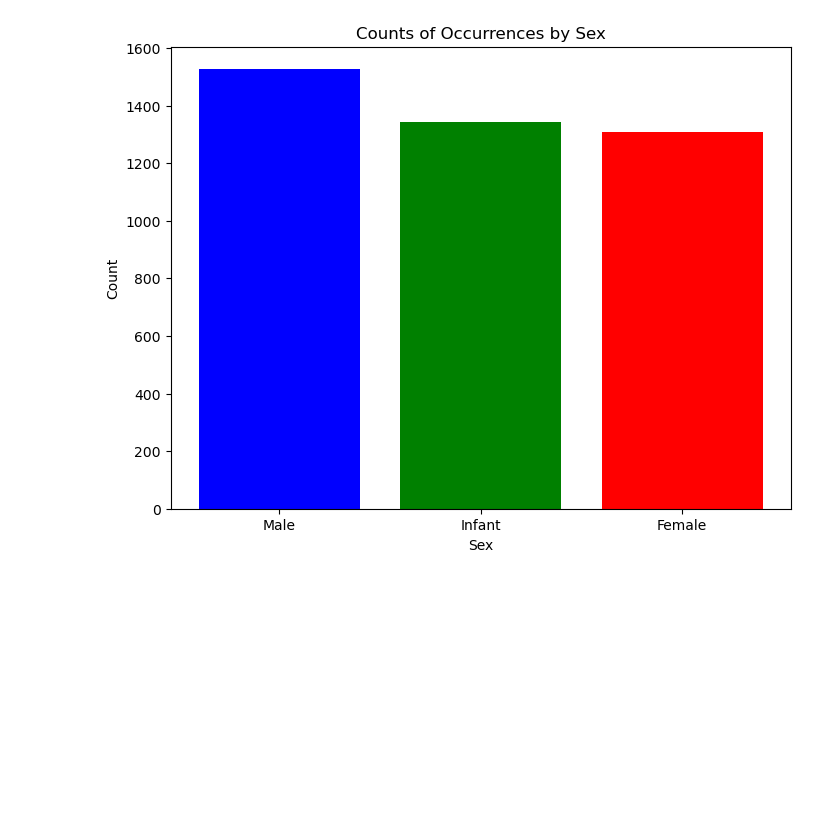
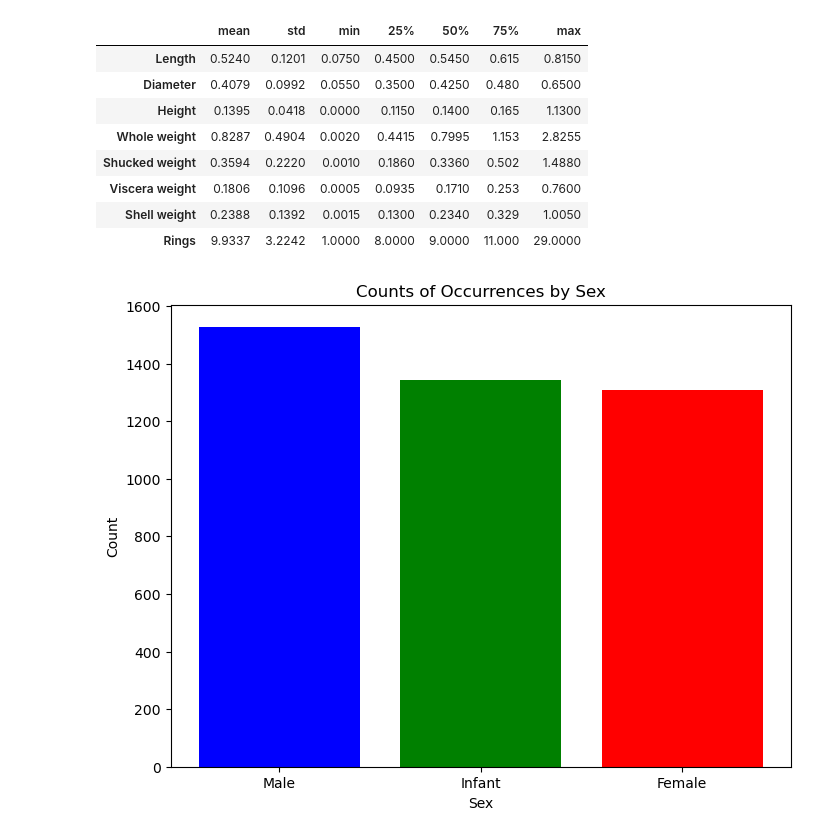
Before and after one commit to michalf1703/python-programming, a Jupyter notebook: zad1/Untitled.ipynb, the cells around one changed output. Cells and saved outputs as stored; diff of their text form; code cells hidden in the pictures; blank space fills up the shorter version.

```diff
--- a/zad1/Untitled.ipynb
+++ b/zad1/Untitled.ipynb
@@ -66 +80,34 @@ df_summary
+# %%
+summary_stats = []
+
+# iterate through quantitative variables and calculate statistics
+for variable in quantitative_variables:
+    stats = [
+        round(data[variable].mean(), 4),
+        round(data[variable].std(), 4),
+        round(data[variable].min(), 4),
+        round(data[variable].quantile(0.25), 4),
+        round(data[variable].quantile(0.5), 4),
+        round(data[variable].quantile(0.75), 4),
+        round(data[variable].max(), 4)
+    ]
+
+    summary_stats.append(stats)
+df_summary = pd.DataFrame(summary_stats, columns=[
+    'mean', 'std', 'min', '25%', '50%', '75%', 'max'])
+df_summary.index = ['Length', 'Diameter', 'Height', 'Whole weight',
+                    'Shucked weight', 'Viscera weight', 'Shell weight',
+                    'Rings']
+
+df_summary
+# %% [output]
+|  | mean | std | min | 25% | 50% | 75% | max |
+| Length | 0.5240 | 0.1201 | 0.0750 | 0.4500 | 0.5450 | 0.615 | 0.8150 |
+| Diameter | 0.4079 | 0.0992 | 0.0550 | 0.3500 | 0.4250 | 0.480 | 0.6500 |
+| Height | 0.1395 | 0.0418 | 0.0000 | 0.1150 | 0.1400 | 0.165 | 1.1300 |
+| Whole weight | 0.8287 | 0.4904 | 0.0020 | 0.4415 | 0.7995 | 1.153 | 2.8255 |
+| Shucked weight | 0.3594 | 0.2220 | 0.0010 | 0.1860 | 0.3360 | 0.502 | 1.4880 |
+| Viscera weight | 0.1806 | 0.1096 | 0.0005 | 0.0935 | 0.1710 | 0.253 | 0.7600 |
+| Shell weight | 0.2388 | 0.1392 | 0.0015 | 0.1300 | 0.2340 | 0.329 | 1.0050 |
+| Rings | 9.9337 | 3.2242 | 1.0000 | 8.0000 | 9.0000 | 11.000 | 29.0000 |
 # %%
```
Also changed, not shown: parts of 14 cells of this notebook.
